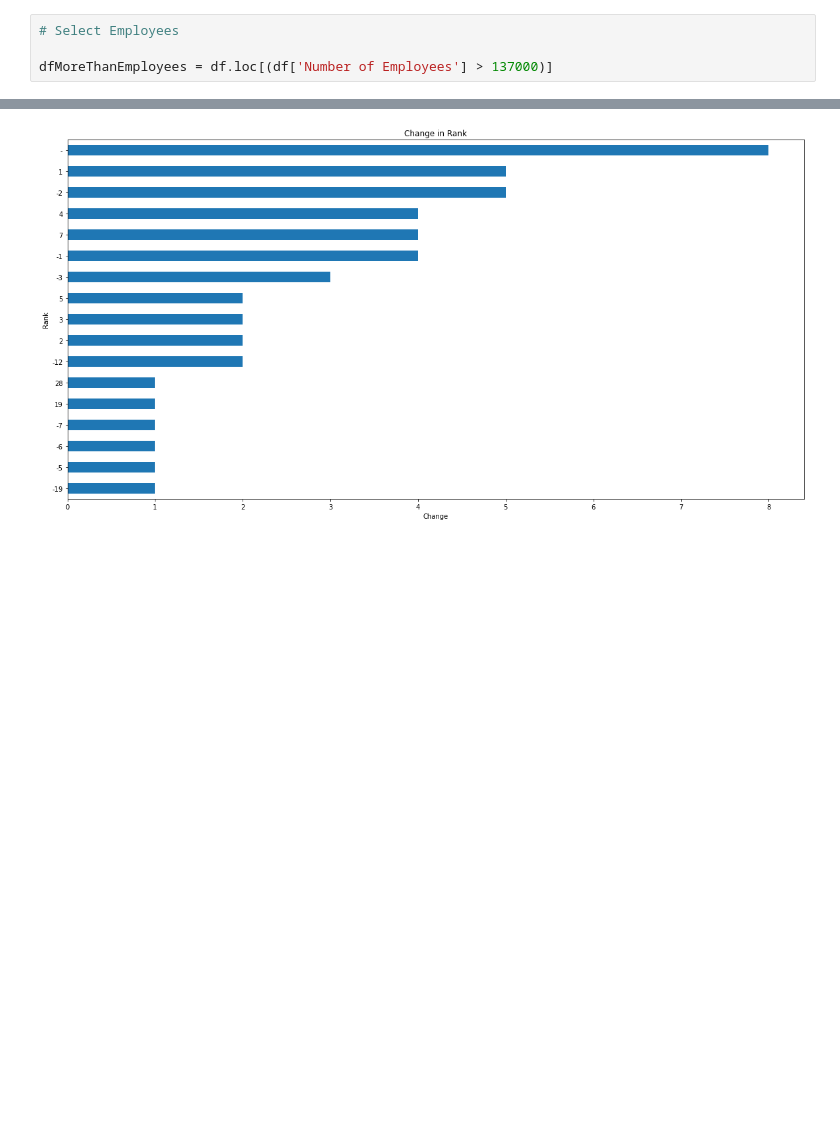
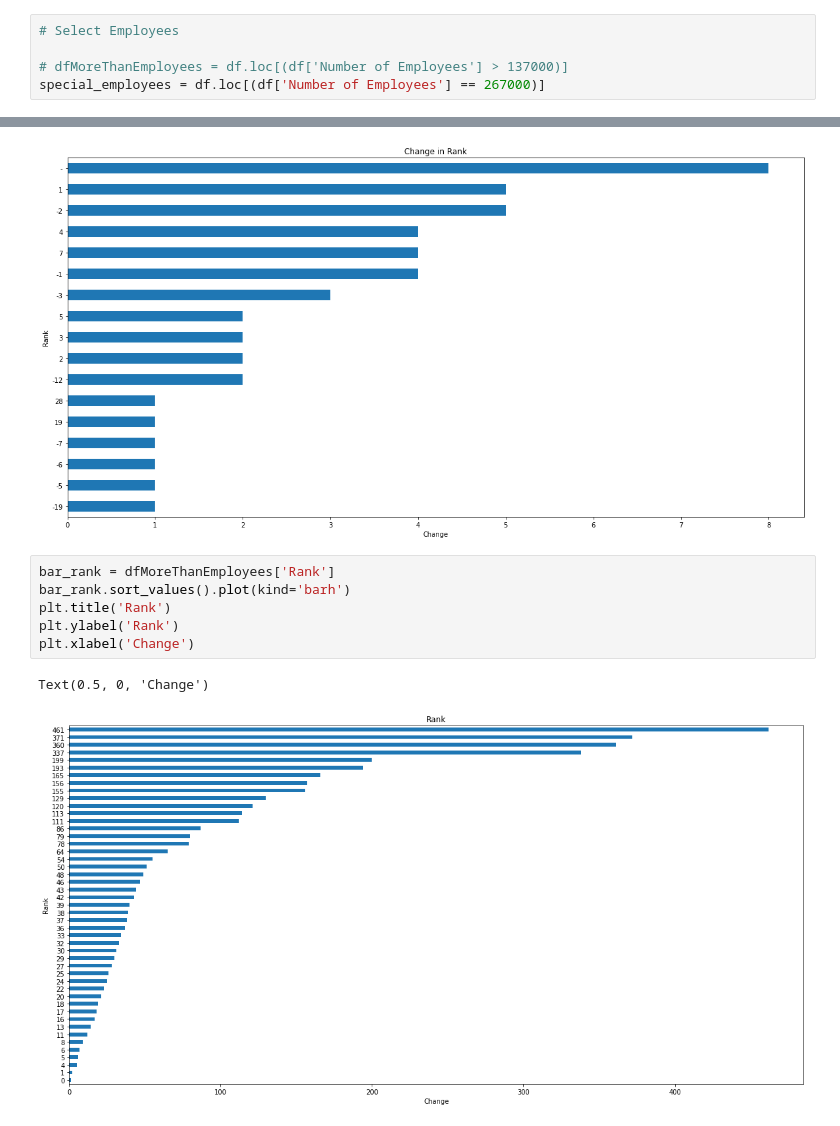
Before and after one commit to encoreshao/data-science, a Jupyter notebook: Data Analyze - Fortune 500 List.ipynb, the cells around one changed output, grey strips where cells are left out. Saved outputs shown, nothing was run; the diff lists cells and outputs as text; blank space fills up the shorter version.

```diff
--- a/Data Analyze - Fortune 500 List.ipynb
+++ b/Data Analyze - Fortune 500 List.ipynb
@@ -112,4 +112,5 @@ dfEmployees
 # %%
 # Select Employees
 
-dfMoreThanEmployees = df.loc[(df['Number of Employees'] > 137000)]
+# dfMoreThanEmployees = df.loc[(df['Number of Employees'] > 137000)]
+special_employees = df.loc[(df['Number of Employees'] == 267000)]
@@ -170,3 +177,12 @@ plt.xlabel('Change')
 # %% [output]
 Text(0.5, 0, 'Change')
 [figure]
+# %%
+bar_rank = dfMoreThanEmployees['Rank']
+bar_rank.sort_values().plot(kind='barh')
+plt.title('Rank')
+plt.ylabel('Rank')
+plt.xlabel('Change')
+# %% [output]
+Text(0.5, 0, 'Change')
+[figure, added]
```
Also changed, not shown: parts of 1 cell of this notebook, 4 other files.
